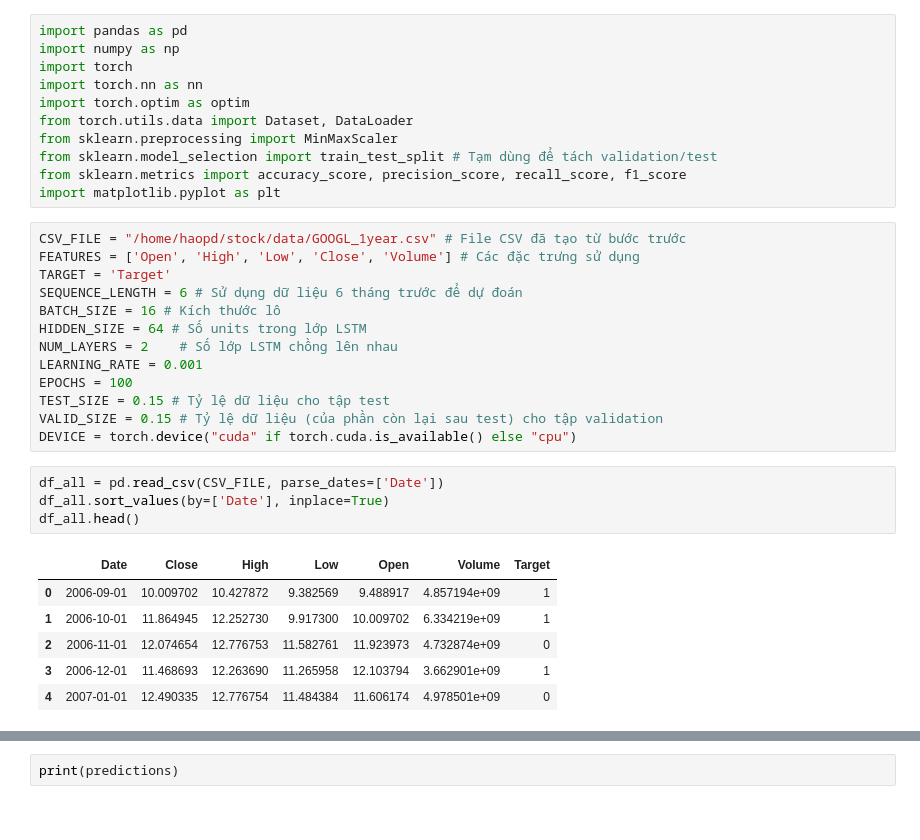
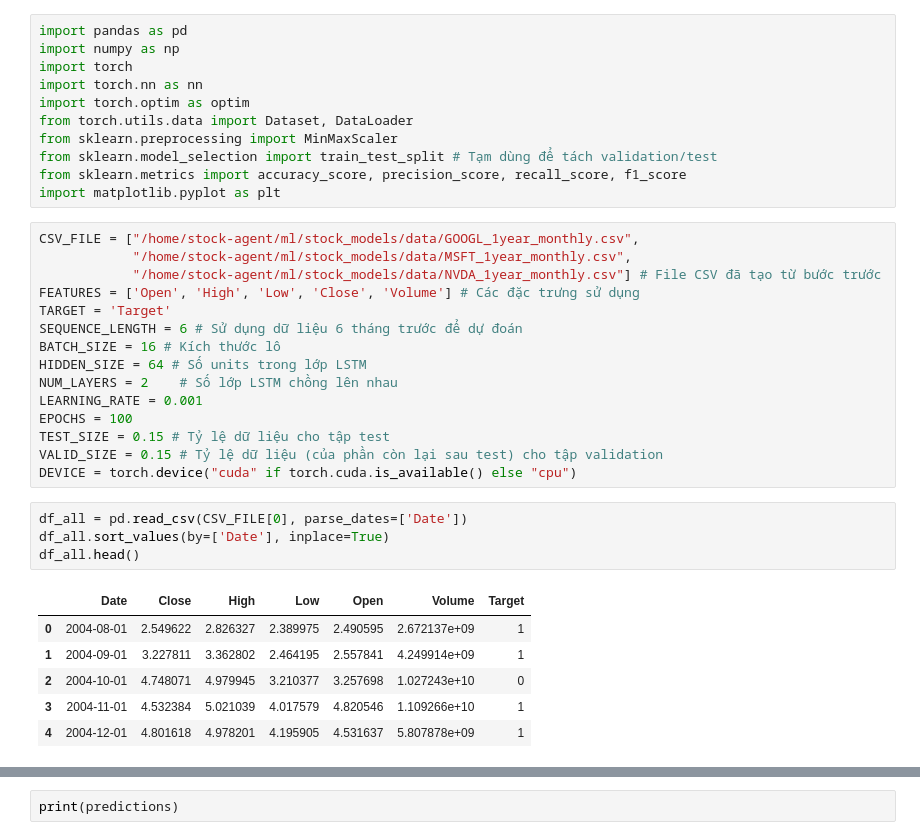
Before and after one commit to nrhevu/stock-agent, a Jupyter notebook: ml/stock_models/scripts.ipynb, the cells around one changed output, grey strips where cells are left out. Drawn from its saved outputs; the diff is of its cells as text.

```diff
--- a/ml/stock_models/scripts.ipynb
+++ b/ml/stock_models/scripts.ipynb
@@ -10,7 +10,9 @@ from sklearn.model_selection import train_test_split # Tạm dùng để tách v
 from sklearn.metrics import accuracy_score, precision_score, recall_score, f1_score
 import matplotlib.pyplot as plt
 # %%
-CSV_FILE = "/home/haopd/stock/data/GOOGL_1year.csv" # File CSV đã tạo từ bước trước
+CSV_FILE = ["/home/stock-agent/ml/stock_models/data/GOOGL_1year_monthly.csv",
+            "/home/stock-agent/ml/stock_models/data/MSFT_1year_monthly.csv",
+            "/home/stock-agent/ml/stock_models/data/NVDA_1year_monthly.csv"] # File CSV đã tạo từ bước trước
 FEATURES = ['Open', 'High', 'Low', 'Close', 'Volume'] # Các đặc trưng sử dụng
 TARGET = 'Target'
 SEQUENCE_LENGTH = 6 # Sử dụng dữ liệu 6 tháng trước để dự đoán
@@ -23,13 +25,13 @@ TEST_SIZE = 0.15 # Tỷ lệ dữ liệu cho tập test
 VALID_SIZE = 0.15 # Tỷ lệ dữ liệu (của phần còn lại sau test) cho tập validation
 DEVICE = torch.device("cuda" if torch.cuda.is_available() else "cpu")
 # %%
-df_all = pd.read_csv(CSV_FILE, parse_dates=['Date'])
+df_all = pd.read_csv(CSV_FILE[0], parse_dates=['Date'])
 df_all.sort_values(by=['Date'], inplace=True)
 df_all.head()
 # %% [output]
 |  | Date | Close | High | Low | Open | Volume | Target |
-| 0 | 2006-09-01 | 10.009702 | 10.427872 | 9.382569 | 9.488917 | 4.857194e+09 | 1 |
-| 1 | 2006-10-01 | 11.864945 | 12.252730 | 9.917300 | 10.009702 | 6.334219e+09 | 1 |
-| 2 | 2006-11-01 | 12.074654 | 12.776753 | 11.582761 | 11.923973 | 4.732874e+09 | 0 |
-| 3 | 2006-12-01 | 11.468693 | 12.263690 | 11.265958 | 12.103794 | 3.662901e+09 | 1 |
-| 4 | 2007-01-01 | 12.490335 | 12.776754 | 11.484384 | 11.606174 | 4.978501e+09 | 0 |
+| 0 | 2004-08-01 | 2.549622 | 2.826327 | 2.389975 | 2.490595 | 2.672137e+09 | 1 |
+| 1 | 2004-09-01 | 3.227811 | 3.362802 | 2.464195 | 2.557841 | 4.249914e+09 | 1 |
+| 2 | 2004-10-01 | 4.748071 | 4.979945 | 3.210377 | 3.257698 | 1.027243e+10 | 0 |
+| 3 | 2004-11-01 | 4.532384 | 5.021039 | 4.017579 | 4.820546 | 1.109266e+10 | 1 |
+| 4 | 2004-12-01 | 4.801618 | 4.978201 | 4.195905 | 4.531637 | 5.807878e+09 | 1 |
```
Also changed, not shown: parts of 12 cells of this notebook, 13 other files.
